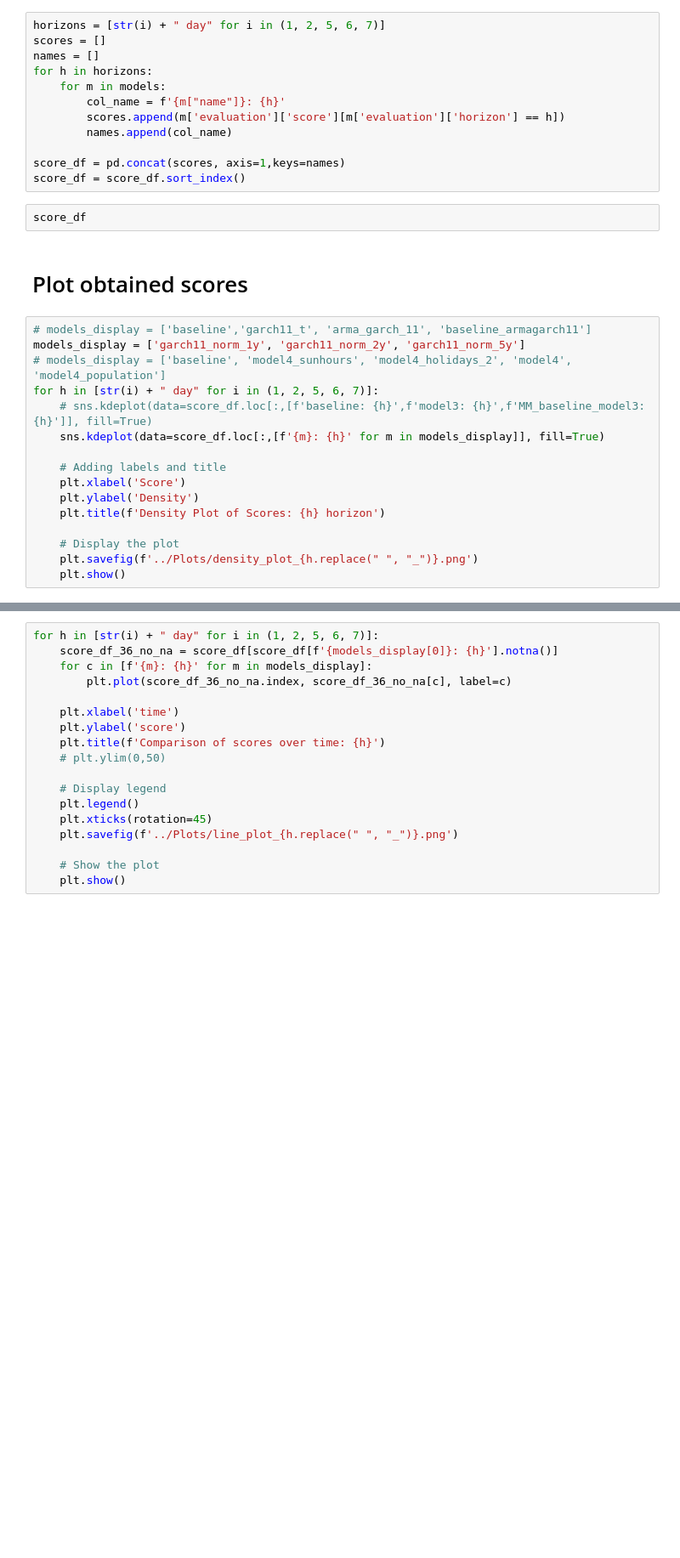
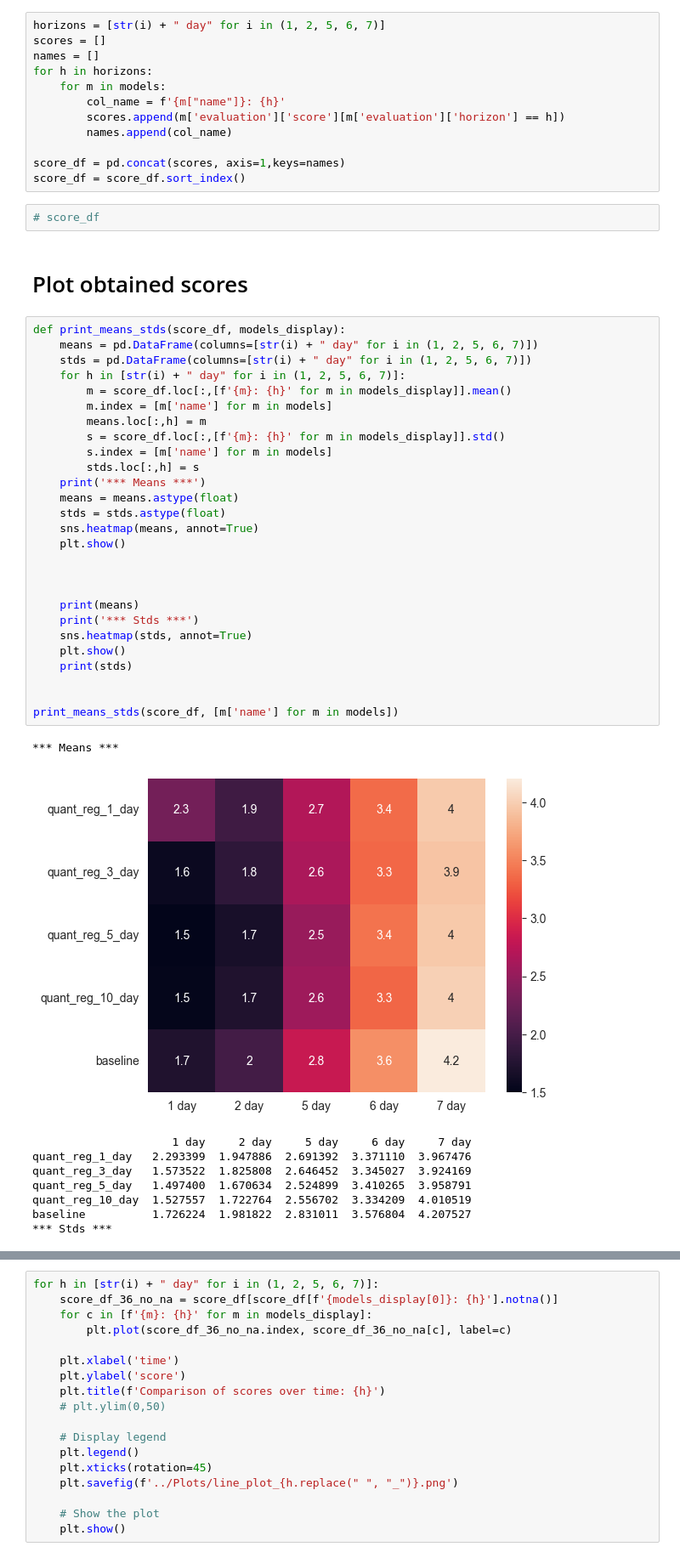
Before and after one commit to EliasKng/PTSFC, a Jupyter notebook: DAX/Validation/cross_validate_dax.ipynb, the cells around one changed output, grey strips where cells are left out. Shown at 85% size. Saved outputs shown, nothing was run; the diff lists cells and outputs as text; blank space fills up the shorter version.

Commit message:
DAX: QuantReg: CV & Hyper parameter tuning

```diff
--- a/DAX/Validation/cross_validate_dax.ipynb
+++ b/DAX/Validation/cross_validate_dax.ipynb
@@ -114,22 +323,43 @@ for h in horizons:
 score_df = pd.concat(scores, axis=1,keys=names)
 score_df = score_df.sort_index()
 # %%
-score_df
+# score_df
 # %% [markdown]
 # Plot obtained scores
 # %%
-# models_display = ['baseline','garch11_t', 'arma_garch_11', 'baseline_armagarch11']
-models_display = ['garch11_norm_1y', 'garch11_norm_2y', 'garch11_norm_5y']
-# models_display = ['baseline', 'model4_sunhours', 'model4_holidays_2', 'model4', 'model4_population']
-for h in [str(i) + " day" for i in (1, 2, 5, 6, 7)]:
-    # sns.kdeplot(data=score_df.loc[:,[f'baseline: {h}',f'model3: {h}',f'MM_baseline_model3: {h}']], fill=True)
-    sns.kdeplot(data=score_df.loc[:,[f'{m}: {h}' for m in models_display]], fill=True)
+def print_means_stds(score_df, models_display):
+    means = pd.DataFrame(columns=[str(i) + " day" for i in (1, 2, 5, 6, 7)])
+    stds = pd.DataFrame(columns=[str(i) + " day" for i in (1, 2, 5, 6, 7)])
+    for h in [str(i) + " day" for i in (1, 2, 5, 6, 7)]:
+        m = score_df.loc[:,[f'{m}: {h}' for m in models_display]].mean()
+        m.index = [m['name'] for m in models]
+        means.loc[:,h] = m
+        s = score_df.loc[:,[f'{m}: {h}' for m in models_display]].std()
+        s.index = [m['name'] for m in models]
+        stds.loc[:,h] = s
+    print('*** Means ***')
+    means = means.astype(float)
+    stds = stds.astype(float)
+    sns.heatmap(means, annot=True)
+    plt.show()
 
-    # Adding labels and title
-    plt.xlabel('Score')
-    plt.ylabel('Density')
-    plt.title(f'Density Plot of Scores: {h} horizon')
 
-    # Display the plot
-    plt.savefig(f'../Plots/density_plot_{h.replace(" ", "_")}.png')
+
+    print(means)
+    print('*** Stds ***')
+    sns.heatmap(stds, annot=True)
     plt.show()
+    print(stds)
+
+
+print_means_stds(score_df, [m['name'] for m in models])
+# %% [output]
+*** Means ***
+[figure, added]
+                     1 day     2 day     5 day     6 day     7 day
+quant_reg_1_day   2.293399  1.947886  2.691392  3.371110  3.967476
+quant_reg_3_day   1.573522  1.825808  2.646452  3.345027  3.924169
+quant_reg_5_day   1.497400  1.670634  2.524899  3.410265  3.958791
+quant_reg_10_day  1.527557  1.722764  2.556702  3.334209  4.010519
+baseline          1.726224  1.981822  2.831011  3.576804  4.207527
+*** Stds ***
```
Also changed, not shown: parts of 6 cells of this notebook, 1 other file.
